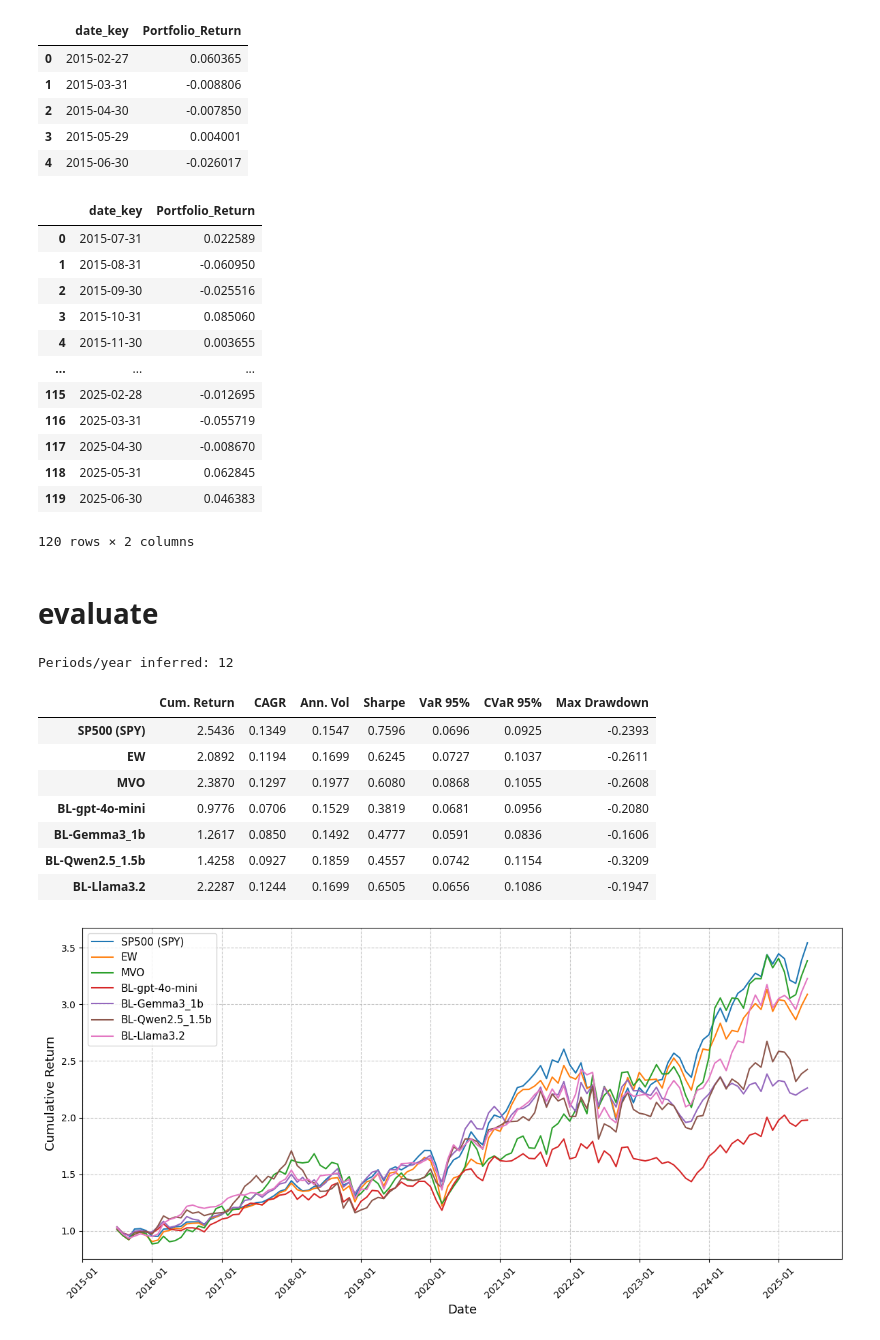
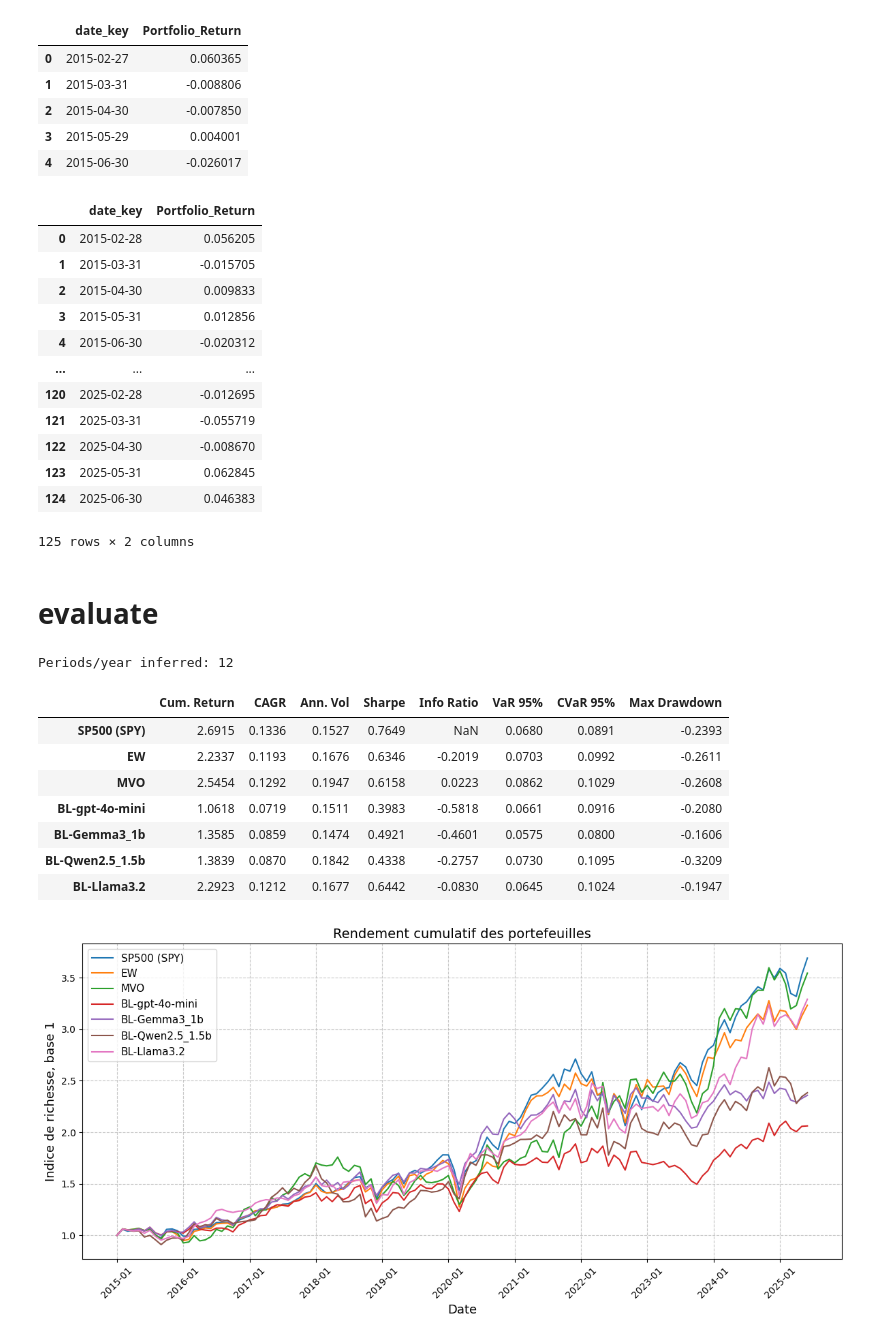
Before and after one commit to Alexis-Perron/ESSAI-BLM-LLM, a Jupyter notebook: pf_perf_evaluation.ipynb, the cells around one changed output. Saved outputs shown, nothing was run; the diff lists cells and outputs as text; code cells hidden in the pictures.

```diff
--- a/pf_perf_evaluation.ipynb
+++ b/pf_perf_evaluation.ipynb
@@ -8,8 +8,11 @@ import matplotlib.pyplot as plt
 from pathlib import Path
 import calendar
 
-START = "2015-06-30"
+START = "2015-01-01"
 END   = "2025-06-30"
+
+# START = "2024-09-01"
+# END = "2025-06-30"
 # %%
 import os
 import glob
@@ -541,18 +545,18 @@ sp500_proxy = sp500_proxy[(sp500_proxy["date_key"] >= START) & (sp500_proxy["dat
 sp500_proxy
 # %% [output]
 |  | date_key | Portfolio_Return |
-| 0 | 2015-07-31 | 0.022589 |
-| 1 | 2015-08-31 | -0.060950 |
-| 2 | 2015-09-30 | -0.025516 |
-| 3 | 2015-10-31 | 0.085060 |
-| 4 | 2015-11-30 | 0.003655 |
+| 0 | 2015-02-28 | 0.056205 |
+| 1 | 2015-03-31 | -0.015705 |
+| 2 | 2015-04-30 | 0.009833 |
+| 3 | 2015-05-31 | 0.012856 |
+| 4 | 2015-06-30 | -0.020312 |
 | ... | ... | ... |
-| 115 | 2025-02-28 | -0.012695 |
-| 116 | 2025-03-31 | -0.055719 |
-| 117 | 2025-04-30 | -0.008670 |
-| 118 | 2025-05-31 | 0.062845 |
-| 119 | 2025-06-30 | 0.046383 |
+| 120 | 2025-02-28 | -0.012695 |
+| 121 | 2025-03-31 | -0.055719 |
+| 122 | 2025-04-30 | -0.008670 |
+| 123 | 2025-05-31 | 0.062845 |
+| 124 | 2025-06-30 | 0.046383 |
-120 rows × 2 columns
+125 rows × 2 columns
 # %% [markdown]
 # evaluate
 # %%
@@ -690,6 +694,11 @@ for name, returns in portfolios.items():
     denom = ret.std(ddof=1)
     sharpe = (excess.mean() / denom) * np.sqrt(ppy) if denom > 0 else np.nan
 
+    benchmark = portfolios["SP500 (SPY)"].reindex(ret.index).astype(float)
+    active = ret - benchmark
+    tracking_error = active.std(ddof=1)
+    info_ratio = (active.mean() / tracking_error) * np.sqrt(ppy) if tracking_error > 0 else np.nan
+
     var_q = ret.quantile(0.05)
     var_95 = -var_q
     cvar_95 = -ret[ret <= var_q].mean()
@@ -704,6 +713,7 @@ for name, returns in portfolios.items():
         "CAGR": round(float(cagr), 4),
         "Ann. Vol": round(float(ann_vol), 4),
         "Sharpe": round(float(sharpe), 4),
+        "Info Ratio": round(float(info_ratio), 4),
         "VaR 95%": round(float(var_95), 4),
         "CVaR 95%": round(float(cvar_95), 4),
         "Max Drawdown": round(float(mdd), 4),
@@ -714,36 +724,58 @@ print(f"Periods/year inferred: {ppy}")
 stats_df
 # %% [output]
 Periods/year inferred: 12
-|  | Cum. Return | CAGR | Ann. Vol | Sharpe | VaR 95% | CVaR 95% | Max Drawdown |
-| SP500 (SPY) | 2.5436 | 0.1349 | 0.1547 | 0.7596 | 0.0696 | 0.0925 | -0.2393 |
-| EW | 2.0892 | 0.1194 | 0.1699 | 0.6245 | 0.0727 | 0.1037 | -0.2611 |
-| MVO | 2.3870 | 0.1297 | 0.1977 | 0.6080 | 0.0868 | 0.1055 | -0.2608 |
-| BL-gpt-4o-mini | 0.9776 | 0.0706 | 0.1529 | 0.3819 | 0.0681 | 0.0956 | -0.2080 |
-| BL-Gemma3_1b | 1.2617 | 0.0850 | 0.1492 | 0.4777 | 0.0591 | 0.0836 | -0.1606 |
-| BL-Qwen2.5_1.5b | 1.4258 | 0.0927 | 0.1859 | 0.4557 | 0.0742 | 0.1154 | -0.3209 |
-| BL-Llama3.2 | 2.2287 | 0.1244 | 0.1699 | 0.6505 | 0.0656 | 0.1086 | -0.1947 |
+|  | Cum. Return | CAGR | Ann. Vol | Sharpe | Info Ratio | VaR 95% | CVaR 95% | Max Drawdown |
+| SP500 (SPY) | 2.6915 | 0.1336 | 0.1527 | 0.7649 | NaN | 0.0680 | 0.0891 | -0.2393 |
+| EW | 2.2337 | 0.1193 | 0.1676 | 0.6346 | -0.2019 | 0.0703 | 0.0992 | -0.2611 |
+| MVO | 2.5454 | 0.1292 | 0.1947 | 0.6158 | 0.0223 | 0.0862 | 0.1029 | -0.2608 |
+| BL-gpt-4o-mini | 1.0618 | 0.0719 | 0.1511 | 0.3983 | -0.5818 | 0.0661 | 0.0916 | -0.2080 |
+| BL-Gemma3_1b | 1.3585 | 0.0859 | 0.1474 | 0.4921 | -0.4601 | 0.0575 | 0.0800 | -0.1606 |
+| BL-Qwen2.5_1.5b | 1.3839 | 0.0870 | 0.1842 | 0.4338 | -0.2757 | 0.0730 | 0.1095 | -0.3209 |
+| BL-Llama3.2 | 2.2923 | 0.1212 | 0.1677 | 0.6442 | -0.0830 | 0.0645 | 0.1024 | -0.1947 |
 # %%
 import matplotlib.pyplot as plt
 import matplotlib
 
 plt.figure(figsize=(12, 6))
 
 for name, returns in portfolios.items():
-    cum = (1 + returns).cumprod()
-    plt.plot(cum.index, cum.values, label=name)
+    # S'assurer que toutes les séries sont comparées sur le même index mensuel
+    ret = returns.reindex(common_idx).dropna().astype(float)
+
+    # Indice de richesse : 1$ investi au début de la période
+    wealth = (1 + ret).cumprod()
+
+    # Ajouter un point initial à 1 avant le premier rendement réalisé
+    first_date = wealth.index[0]
+
+    # Comme les dates ont été standardisées au début du mois,
+    # le capital initial est placé au début du mois précédent.
+    if isinstance(first_date, pd.Timestamp):
+        initial_date = first_date - pd.offsets.MonthBegin(1)
+    else:
+        initial_date = first_date - 1
+
+    wealth = pd.concat([
+        pd.Series([1.0], index=[initial_date]),
+        wealth
+    ])
+
+    plt.plot(wealth.index, wealth.values, label=name)
 
 plt.grid(True, linestyle="--", alpha=0.7)
 plt.xlabel("Date", fontsize=13)
-plt.ylabel("Cumulative Return", fontsize=13)
+plt.ylabel("Indice de richesse, base 1", fontsize=13)
+plt.title("Rendement cumulatif des portefeuilles", fontsize=14)
 plt.legend(loc="upper left", fontsize=11)
 
 plt.gca().xaxis.set_major_locator(matplotlib.dates.YearLocator())
 # plt.gca().xaxis.set_major_locator(matplotlib.dates.MonthLocator(interval=1))
 plt.gca().xaxis.set_major_formatter(matplotlib.dates.DateFormatter("%Y-%m"))
+# plt.gca().xaxis.set_major_formatter(matplotlib.dates.DateFormatter("%Y-%m"))
 plt.xticks(rotation=45)
 
 plt.tight_layout()
 plt.show()
 # %% [output]
-[figure, old version]
+[figure, new version]
 # %%
```
Also changed, not shown: parts of 2 cells of this notebook, 6 other files.
